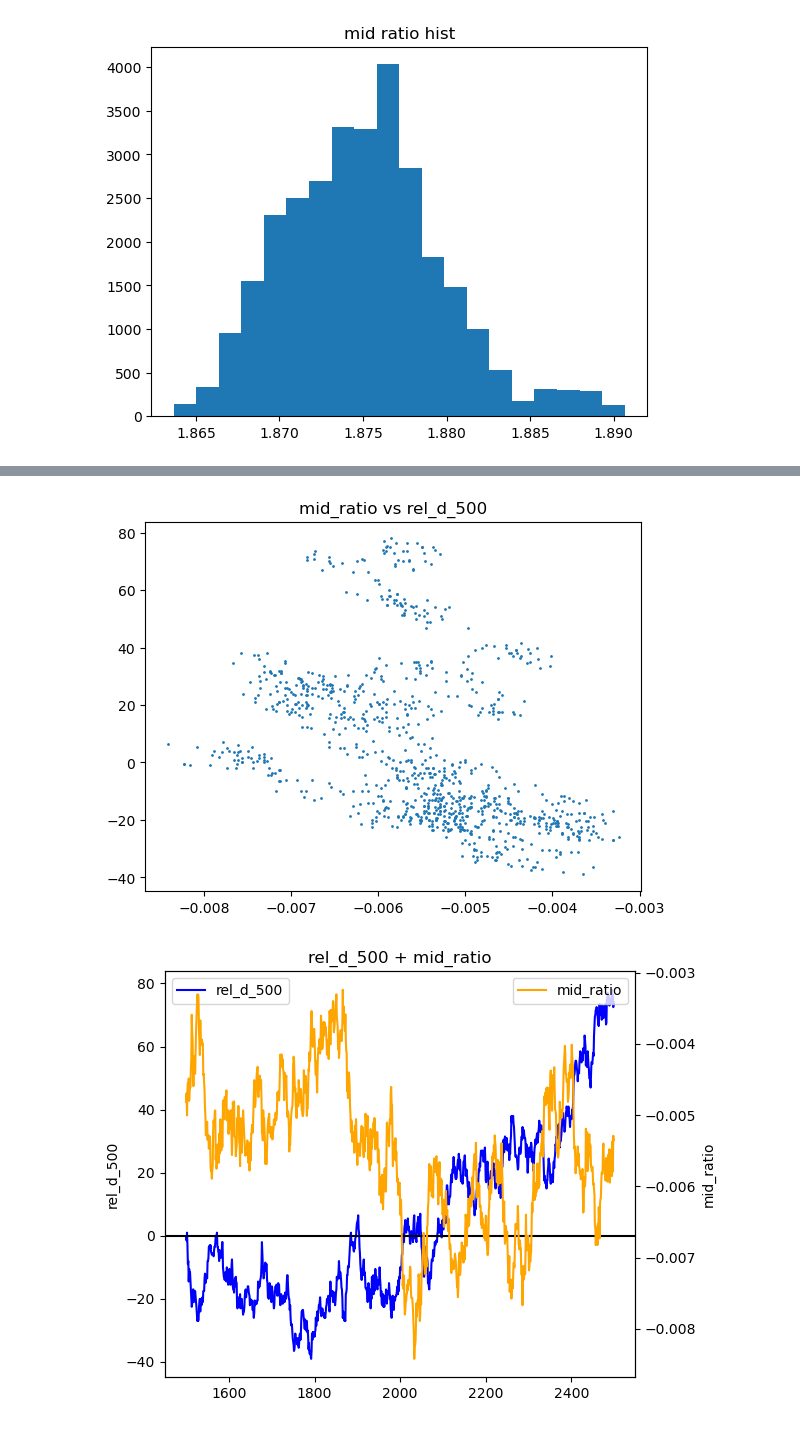
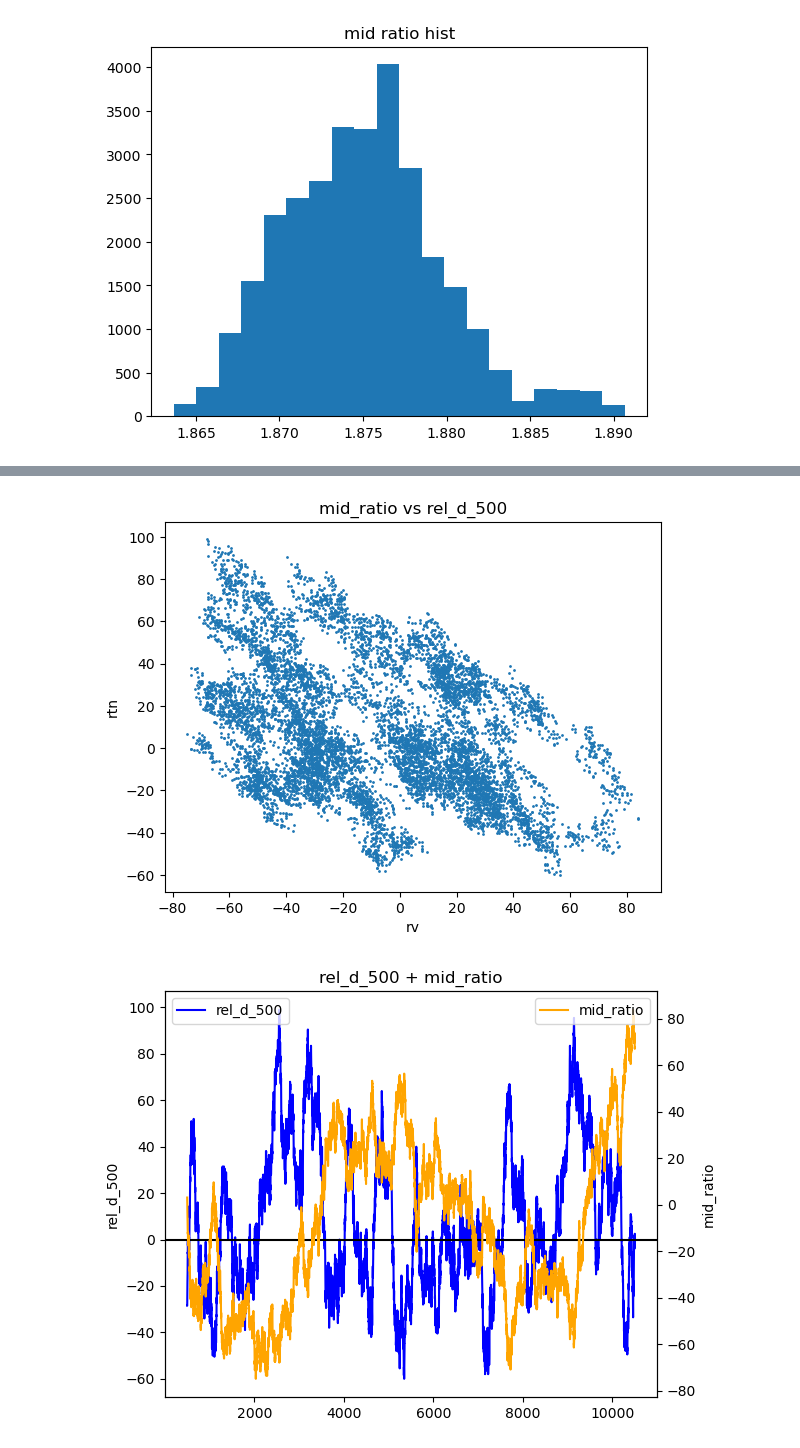
Before and after one commit to rzhan11/IMCTradingComp23, a Jupyter notebook: nbs/round2-csv-exploration-pairs.ipynb, the cells around one changed output, grey strips where cells are left out. Drawn from its saved outputs; the diff is of its cells as text; code cells hidden in the pictures.

```diff
--- a/nbs/round2-csv-exploration-pairs.ipynb
+++ b/nbs/round2-csv-exploration-pairs.ipynb
@@ -1103,3 +1113,14 @@ plt.title("mid ratio hist")
 | mid_ratio | 30000.0 | 1.875039 | 0.004713 | 1.863673 | 1.871612 | 1.875039 | 1.877718 | 1.890663 |
 Text(0.5, 1.0, 'mid ratio hist')
 [figure]
+# %%
+# calculate mids
+mid_df = coco_quote_df.merge(pina_quote_df, on=["time"], suffixes=("_coco", "_pina"))
+mid_df = mid_df.rename({"mid_price_coco": "coco_price", "mid_price_pina": "pina_price"}, axis=1)
+mid_df = mid_df[["coco_price", "pina_price", "time"]]
+# %%
+# fit a linear model to prices
+x = mid_df["coco_price"]
+y = mid_df["pina_price"]
+model = np.poly1d(np.polyfit(x, y, deg=1))
+print("m, b", model.coef.astype(float))
@@ -1106,4 +1129,8 @@ Text(0.5, 1.0, 'mid ratio hist')
 # %%
+# get rv (old stuff)
 pair_quote_df["ratio_ma"] = pair_quote_df["mid_ratio"].ewm(span=21).mean()
 pair_quote_df["ratio_diff"] = pair_quote_df["mid_ratio"] - pair_quote_df["ratio_ma"]
-pair_quote_df
+
+# predict pina price
+pair_quote_df["pina_pred"] = model(mid_df["coco_price"])
+pair_quote_df["pina_error"] = mid_df["pina_price"] - pair_quote_df["pina_pred"]
@@ -1128,13 +1192,14 @@ pair_quote_df["mid_ratio"].mean()
 # %%
 offset = 500
-lb, lb_offset = 1000, 1000
+lb, lb_offset = 0, 10000
 ub = lb + lb_offset
 
 inds = pair_rtn_df.index.intersection(pair_quote_df.index)
 inds = inds.to_series().iloc[lb:ub]
 
 # mid ratio vs rel_d_offset
-rvs = pair_quote_df.loc[inds]["mid_ratio"] - pair_quote_df["mid_ratio"].mean()
+rvs = pair_quote_df.loc[inds]["pina_error"]
+# rvs = pair_quote_df.loc[inds]["mid_ratio"] - pair_quote_df["mid_ratio"].mean()
 # rvs = pair_quote_df.loc[inds]["ratio_diff"]
 rtns = pair_rtn_df.loc[inds][f"rel_d_{offset}"]
 
@@ -1143,6 +1208,8 @@ plt.scatter(
     y=rtns,
     s=1,
 )
+plt.xlabel("rv")
+plt.ylabel("rtn")
 plt.title(f"mid_ratio vs rel_d_{offset}")
 plt.show()
 
@@ -1155,32 +1222,32 @@ ax1.plot(
     rtns,
     label=f"rel_d_{offset}",
     color="blue",
 )
 ax1.set_ylabel(f"rel_d_{offset}")
 
 ## second axis
 
 ax2 = ax1.twinx()
 ax2.plot(
     inds,
     rvs,
     label="mid_ratio",
     color="orange",
 )
 ax2.set_ylabel("mid_ratio")
 
 # draw hlines
 ax1.axhline(y=0, color="black")
 
 # draw labels
 ax1.legend(loc=2)
 ax2.legend(loc=1)
 
 # overall plot features
 plt.title(f"rel_d_{offset} + mid_ratio")
 
 plt.tight_layout()
 plt.show()
 # %% [output]
-[figure, old version]
+[figure, new version]
-[figure, old version]
+[figure, new version]
```
Also changed, not shown: parts of 22 cells of this notebook, 4 other files.
